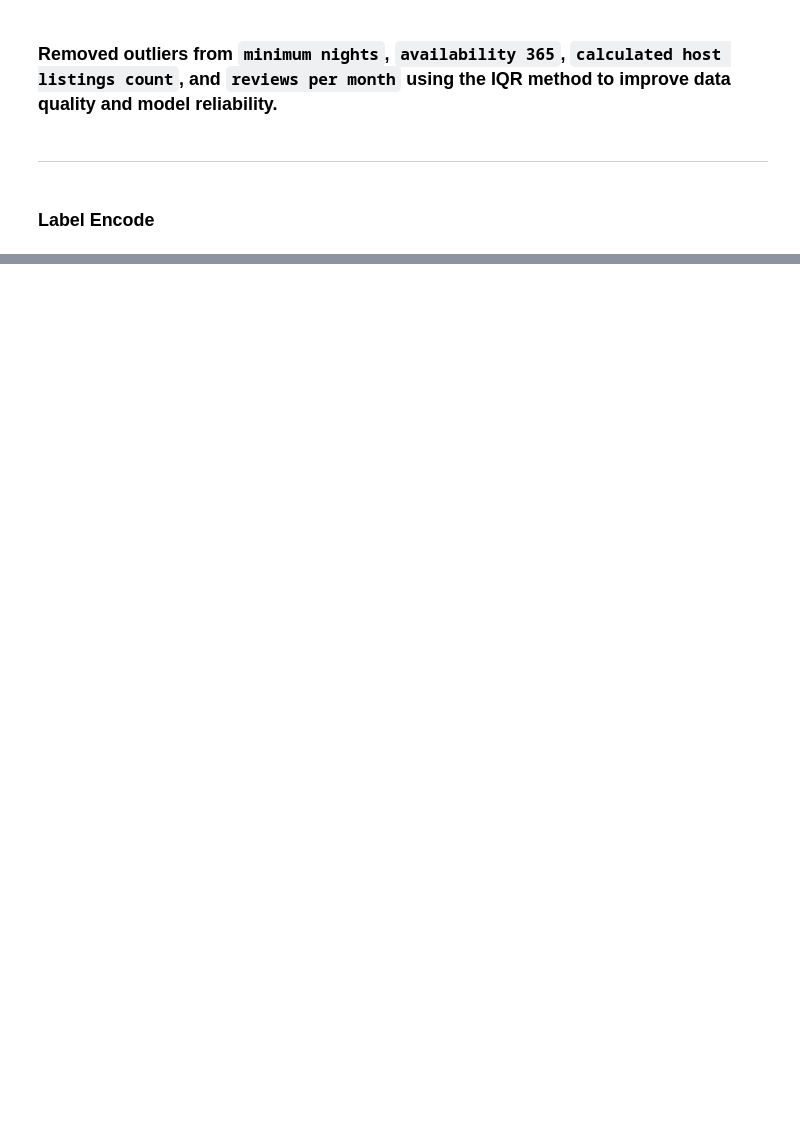
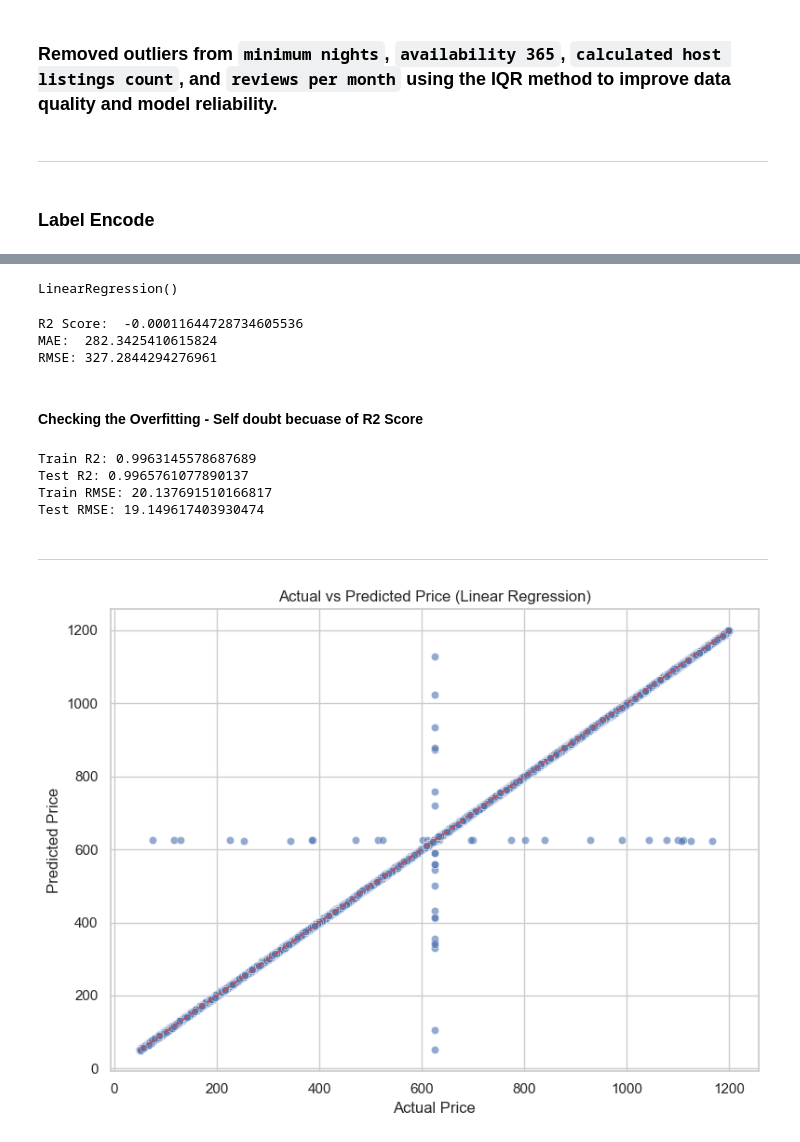
Before and after one commit to Nayann23/AIRBNB-PRICE-PREDICTION-ATTEMPT-TARGET-LEAKAGE-CASE-STUDY, a Jupyter notebook: Notebook/Airbnb-Reimagined-Deep-Data-Analysis-and-Cleaning-Pipeline.ipynb, the cells around one changed output, grey strips where cells are left out. Cells and saved outputs as stored; diff of their text form; code cells hidden in the pictures; blank space fills up the shorter version.

```diff
--- a/Notebook/Airbnb-Reimagined-Deep-Data-Analysis-and-Cleaning-Pipeline.ipynb
+++ b/Notebook/Airbnb-Reimagined-Deep-Data-Analysis-and-Cleaning-Pipeline.ipynb
@@ -471,0 +544,8 @@ df.drop(columns=["NAME", "host name"], inplace=True)
+# %%
+from sklearn.preprocessing import StandardScaler
+
+scaler = StandardScaler()
+
+numerical_cols = ["host_identity_verified","neighbourhood group","neighbourhood","lat","long","cancellation_policy","room type","Construction year","minimum nights","number of reviews","reviews per month","review rate number","calculated host listings count","availability 365"]
+
+X[numerical_cols] = scaler.fit_transform(X[numerical_cols])
@@ -471,0 +567,18 @@ df.drop(columns=["NAME", "host name"], inplace=True)
+# %%
+linear_model = LinearRegression()
+X_train, X_test, y_train, y_test = train_test_split(X, y, test_size=0.20, random_state=42)
+# %%
+
+linear_model.fit(X_train,y_train)
+# %% [output]
+LinearRegression()
+# %%
+y_pred_linear = linear_model.predict(X_test)
+# %%
+print("R2 Score: ",r2_score(y_test,y_pred_linear))
+print("MAE: ",mean_absolute_error(y_test,y_pred_linear))
+print("RMSE:", np.sqrt(mean_squared_error(y_test, y_pred_linear)))
+# %% [output]
+R2 Score:  -0.00011644728734605536
+MAE:  282.3425410615824
+RMSE: 327.2844294276961
@@ -471,0 +587,28 @@ df.drop(columns=["NAME", "host name"], inplace=True)
+# %% [markdown]
+#### **Checking the Overfitting** - **Self doubt becuase of R2 Score**
+# %%
+
+print("Train R2:", r2_score(y_train, y_train_pred))
+print("Test R2:", r2_score(y_test, y_pred_linear))
+
+print("Train RMSE:", np.sqrt(mean_squared_error(y_train, y_train_pred)))
+print("Test RMSE:", np.sqrt(mean_squared_error(y_test, y_pred_linear)))
+# %% [output]
+Train R2: 0.9963145578687689
+Test R2: 0.9965761077890137
+Train RMSE: 20.137691510166817
+Test RMSE: 19.149617403930474
+# %% [markdown]
+----
+# %%
+plt.figure(figsize=(8, 6))
+sns.scatterplot(x=y_test, y=y_pred_linear, alpha=0.6)
+plt.plot([y_test.min(), y_test.max()], [y_test.min(), y_test.max()], 'r--')  # Diagonal line
+plt.xlabel("Actual Price")
+plt.ylabel("Predicted Price")
+plt.title("Actual vs Predicted Price (Linear Regression)")
+plt.grid(True)
+plt.tight_layout()
+plt.show()
+# %% [output]
+[figure, added]
```
Also changed, not shown: parts of 24 cells of this notebook.
